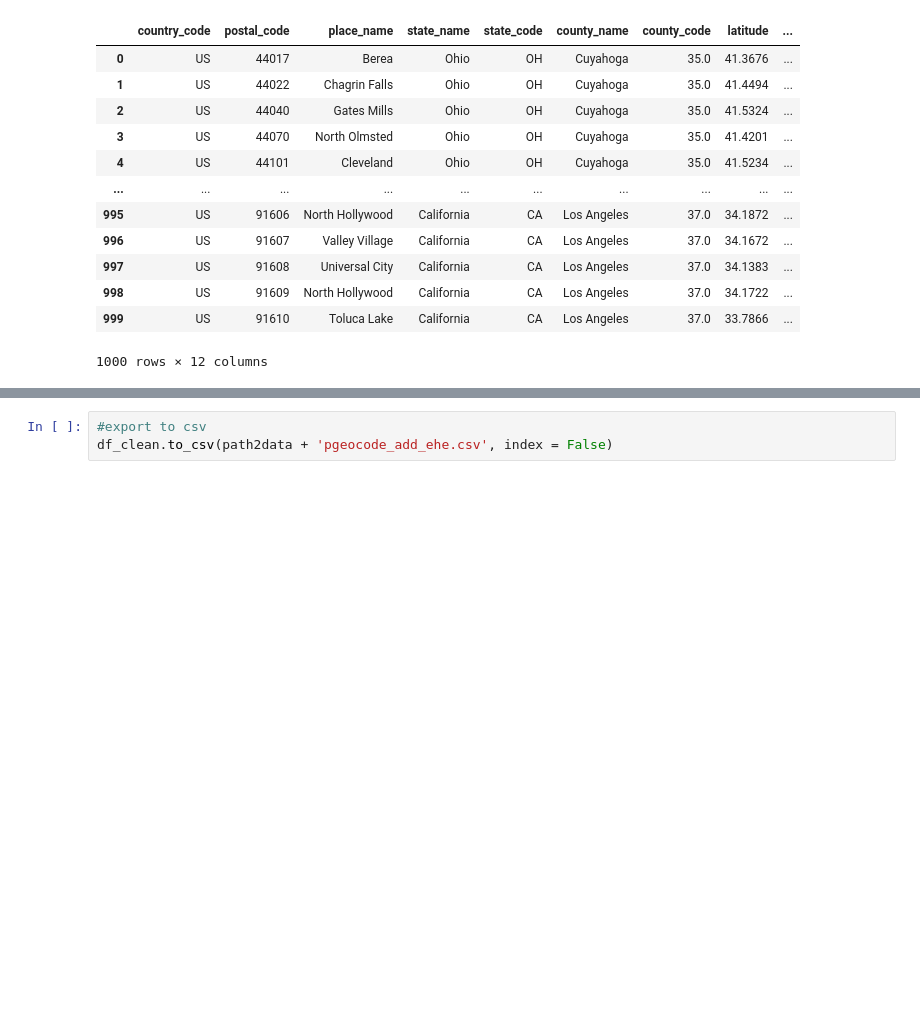
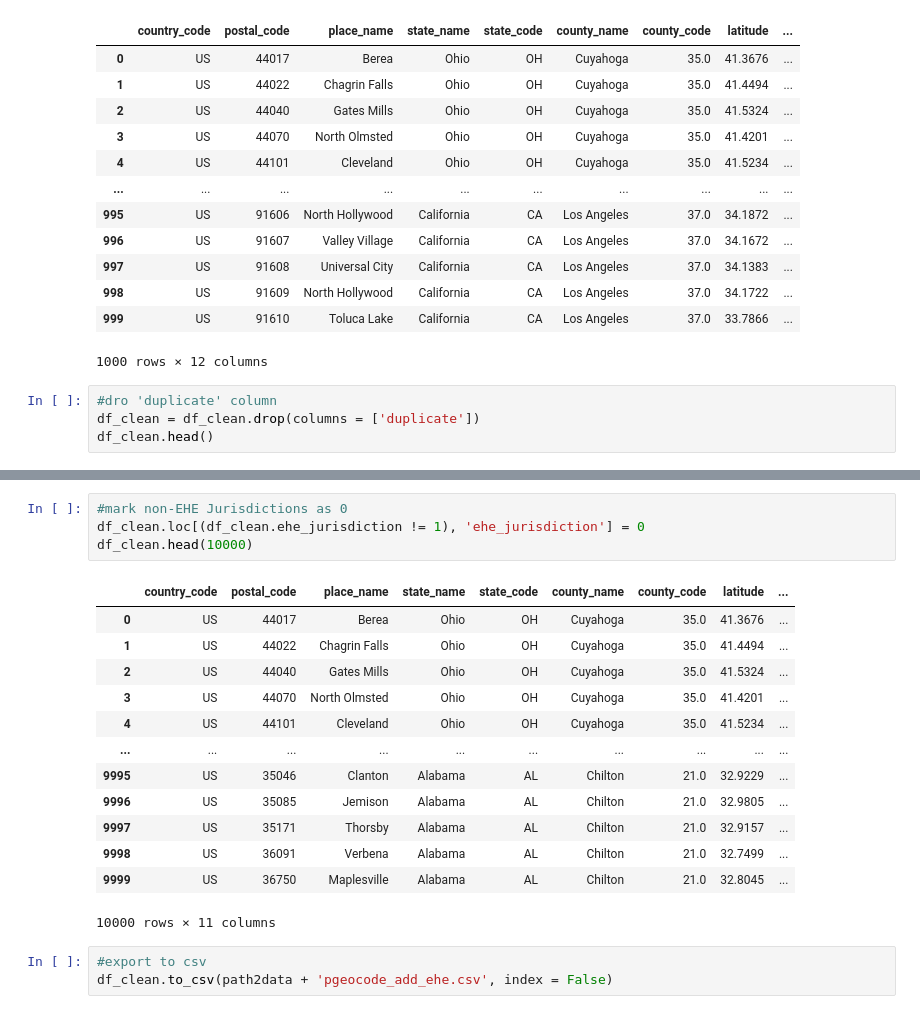
Before and after one commit to brittdev31/ehe_jurisdictions, a Jupyter notebook: EHE_PriorityJurisdictions.ipynb, the cells around one changed output, grey strips where cells are left out. Drawn from its saved outputs; the diff is of its cells as text; blank space fills up the shorter version.

```diff
--- a/EHE_PriorityJurisdictions.ipynb
+++ b/EHE_PriorityJurisdictions.ipynb
@@ -371,3 +372,7 @@ df_clean.head(1000)
 | 998 | US | 91609 | North Hollywood | California | CA | Los Angeles | 37.0 | 34.1722 | ... |
 | 999 | US | 91610 | Toluca Lake | California | CA | Los Angeles | 37.0 | 33.7866 | ... |
 1000 rows × 12 columns
+# %%
+#dro 'duplicate' column
+df_clean = df_clean.drop(columns = ['duplicate'])
+df_clean.head()
@@ -374,3 +386,21 @@ df_clean.head(1000)
+# %%
+#mark non-EHE Jurisdictions as 0
+df_clean.loc[(df_clean.ehe_jurisdiction != 1), 'ehe_jurisdiction'] = 0
+df_clean.head(10000)
+# %% [output]
+|  | country_code | postal_code | place_name | state_name | state_code | county_name | county_code | latitude | ... |
+| 0 | US | 44017 | Berea | Ohio | OH | Cuyahoga | 35.0 | 41.3676 | ... |
+| 1 | US | 44022 | Chagrin Falls | Ohio | OH | Cuyahoga | 35.0 | 41.4494 | ... |
+| 2 | US | 44040 | Gates Mills | Ohio | OH | Cuyahoga | 35.0 | 41.5324 | ... |
+| 3 | US | 44070 | North Olmsted | Ohio | OH | Cuyahoga | 35.0 | 41.4201 | ... |
+| 4 | US | 44101 | Cleveland | Ohio | OH | Cuyahoga | 35.0 | 41.5234 | ... |
+| ... | ... | ... | ... | ... | ... | ... | ... | ... | ... |
+| 9995 | US | 35046 | Clanton | Alabama | AL | Chilton | 21.0 | 32.9229 | ... |
+| 9996 | US | 35085 | Jemison | Alabama | AL | Chilton | 21.0 | 32.9805 | ... |
+| 9997 | US | 35171 | Thorsby | Alabama | AL | Chilton | 21.0 | 32.9157 | ... |
+| 9998 | US | 36091 | Verbena | Alabama | AL | Chilton | 21.0 | 32.7499 | ... |
+| 9999 | US | 36750 | Maplesville | Alabama | AL | Chilton | 21.0 | 32.8045 | ... |
+10000 rows × 11 columns
 # %%
 #export to csv
 df_clean.to_csv(path2data + 'pgeocode_add_ehe.csv', index = False)
```
Also changed, not shown: parts of 4 cells of this notebook, 1 other file.
